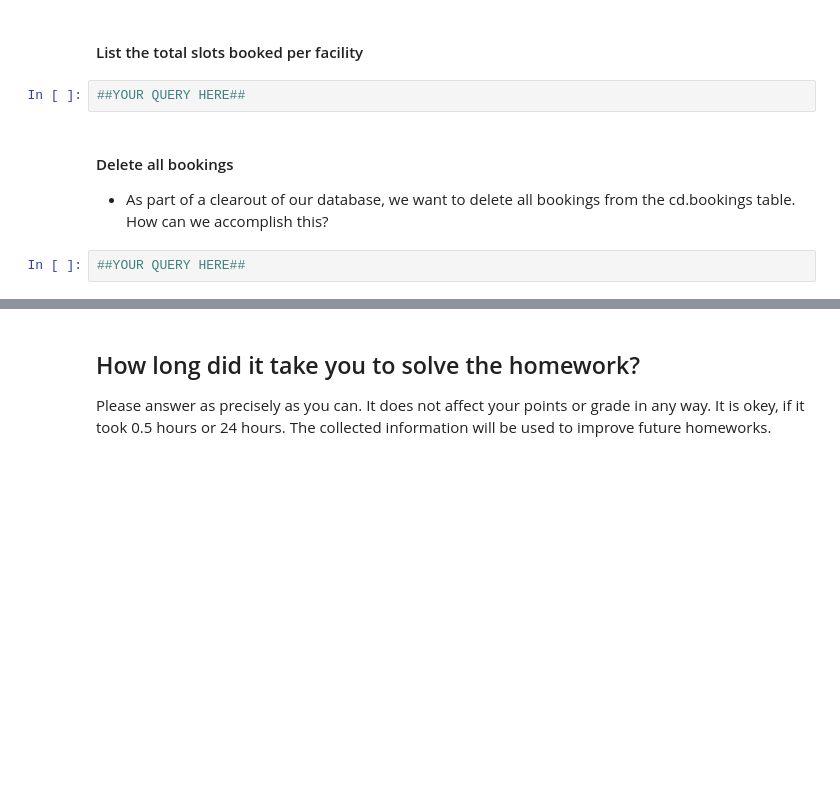
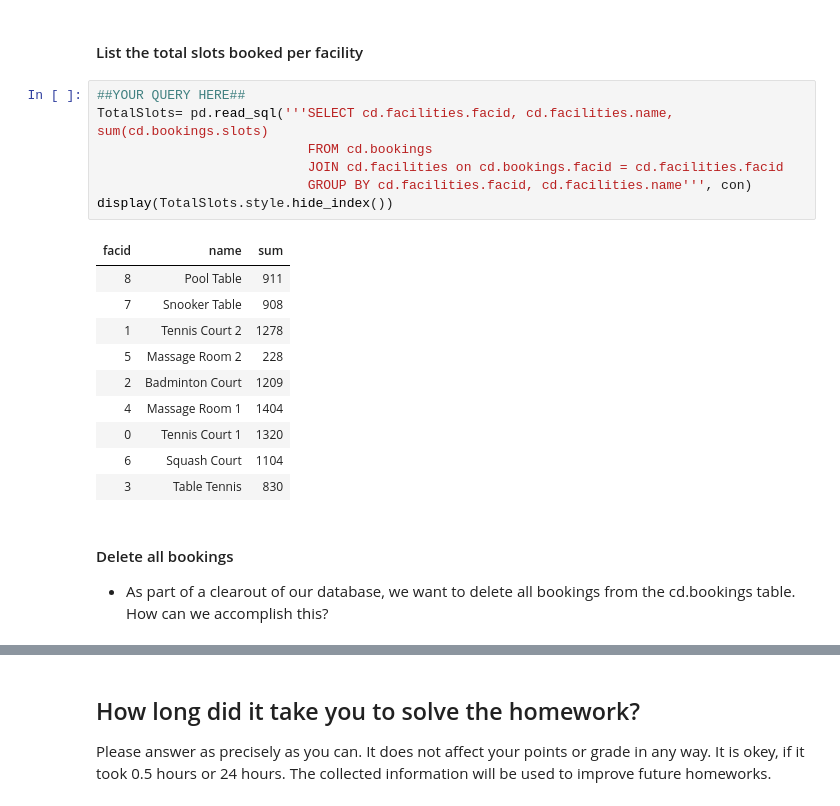
Before and after one commit to haicheviet/dataeng-course-1, a Jupyter notebook: homework_postgres/PostgreSQL-Students.ipynb, the cells around one changed output, grey strips where cells are left out. Cells and saved outputs as stored; diff of their text form; blank space fills up the shorter version.

```diff
--- a/homework_postgres/PostgreSQL-Students.ipynb
+++ b/homework_postgres/PostgreSQL-Students.ipynb
@@ -832,9 +1764,23 @@ I highly suggest modeling this a little more "normalized". You are already on th
 # %% [markdown]
 #### List the total slots booked per facility
-# %%
-##YOUR QUERY HERE##
+# %%
+##YOUR QUERY HERE##
+TotalSlots= pd.read_sql('''SELECT cd.facilities.facid, cd.facilities.name, sum(cd.bookings.slots)
+                           FROM cd.bookings
+                           JOIN cd.facilities on cd.bookings.facid = cd.facilities.facid
+                           GROUP BY cd.facilities.facid, cd.facilities.name''', con)
+display(TotalSlots.style.hide_index())
+# %% [output]
+| facid | name | sum |
+| 8 | Pool Table | 911 |
+| 7 | Snooker Table | 908 |
+| 1 | Tennis Court 2 | 1278 |
+| 5 | Massage Room 2 | 228 |
+| 2 | Badminton Court | 1209 |
+| 4 | Massage Room 1 | 1404 |
+| 0 | Tennis Court 1 | 1320 |
+| 6 | Squash Court | 1104 |
+| 3 | Table Tennis | 830 |
 # %% [markdown]
 ####  Delete all bookings
 *  As part of a clearout of our database, we want to delete all bookings from the cd.bookings table. How can we accomplish this?
-# %%
-##YOUR QUERY HERE##
```
Also changed, not shown: parts of 121 cells of this notebook.
